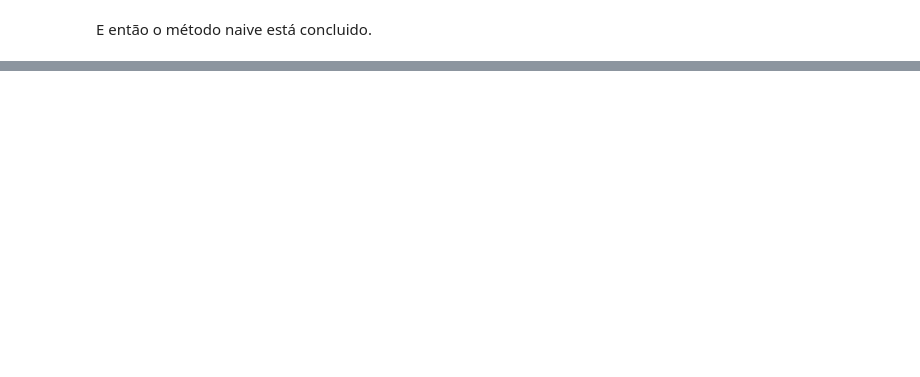
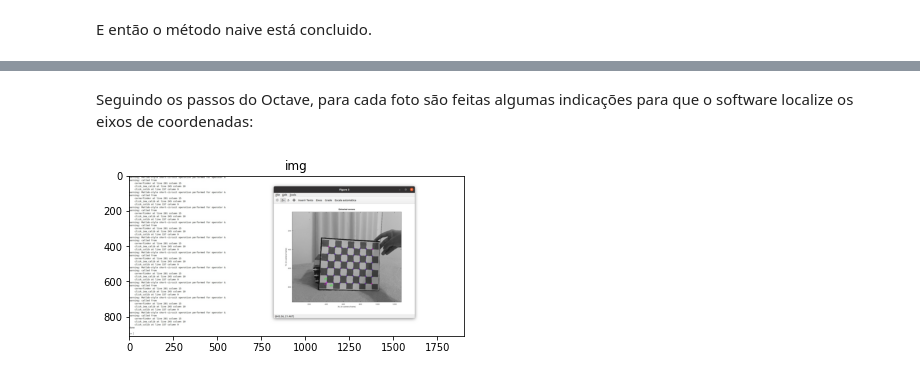
Before and after one commit to luiz-couto/camera-calibration, a Jupyter notebook: camera-calibration.ipynb, the cells around one changed output, grey strips where cells are left out. Cells and saved outputs as stored; diff of their text form; code cells hidden in the pictures; blank space fills up the shorter version.

```diff
--- a/camera-calibration.ipynb
+++ b/camera-calibration.ipynb
@@ -118,0 +153,11 @@ E então o método naive está concluido.
+# %% [markdown]
+Seguindo os passos do Octave, para cada foto são feitas algumas indicações para que o software localize os eixos de coordenadas:
+# %%
+img = cv2.imread('steps-octave/step_2.jpg')
+RGB_im = cv2.cvtColor(img, cv2.COLOR_BGR2RGB)
+
+plt.imshow(RGB_im)
+plt.title('img')
+plt.show()
+# %% [output]
+[figure, added]
```
Also changed, not shown: parts of 16 cells of this notebook, 15 other files.
